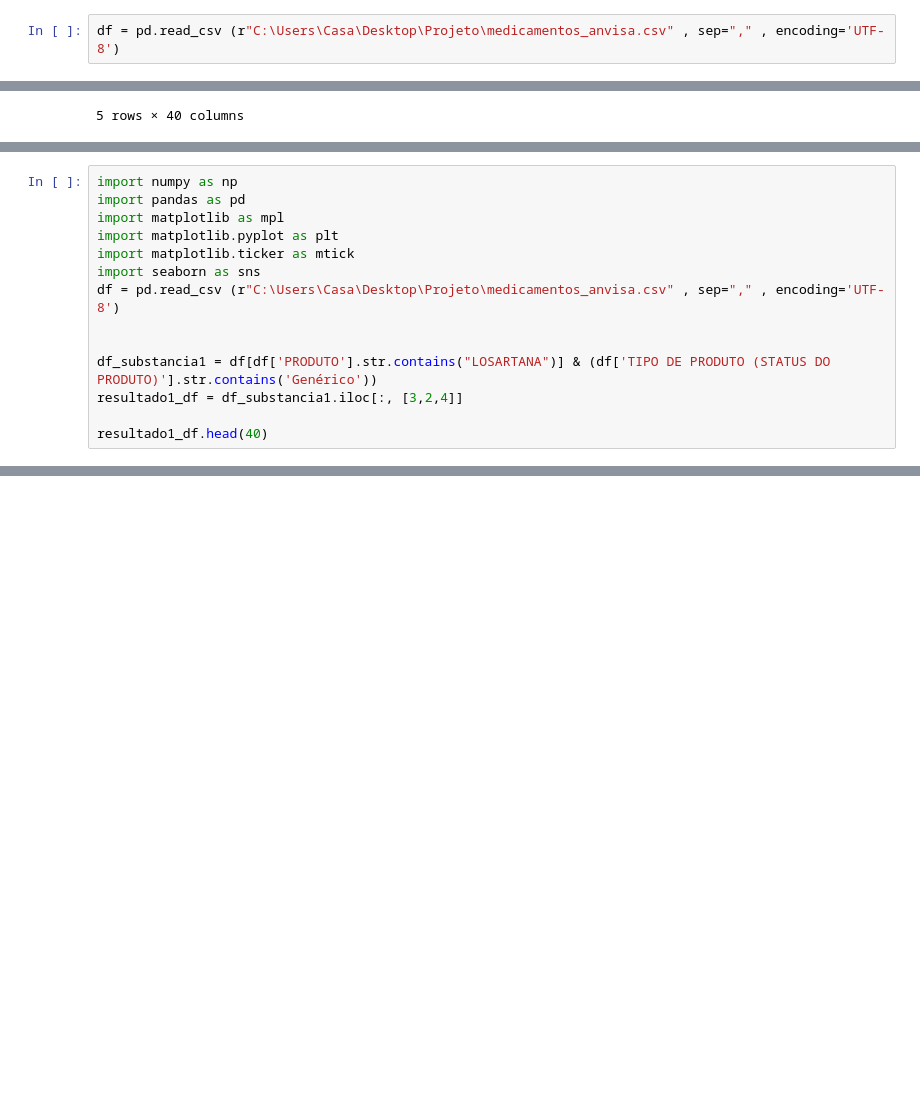
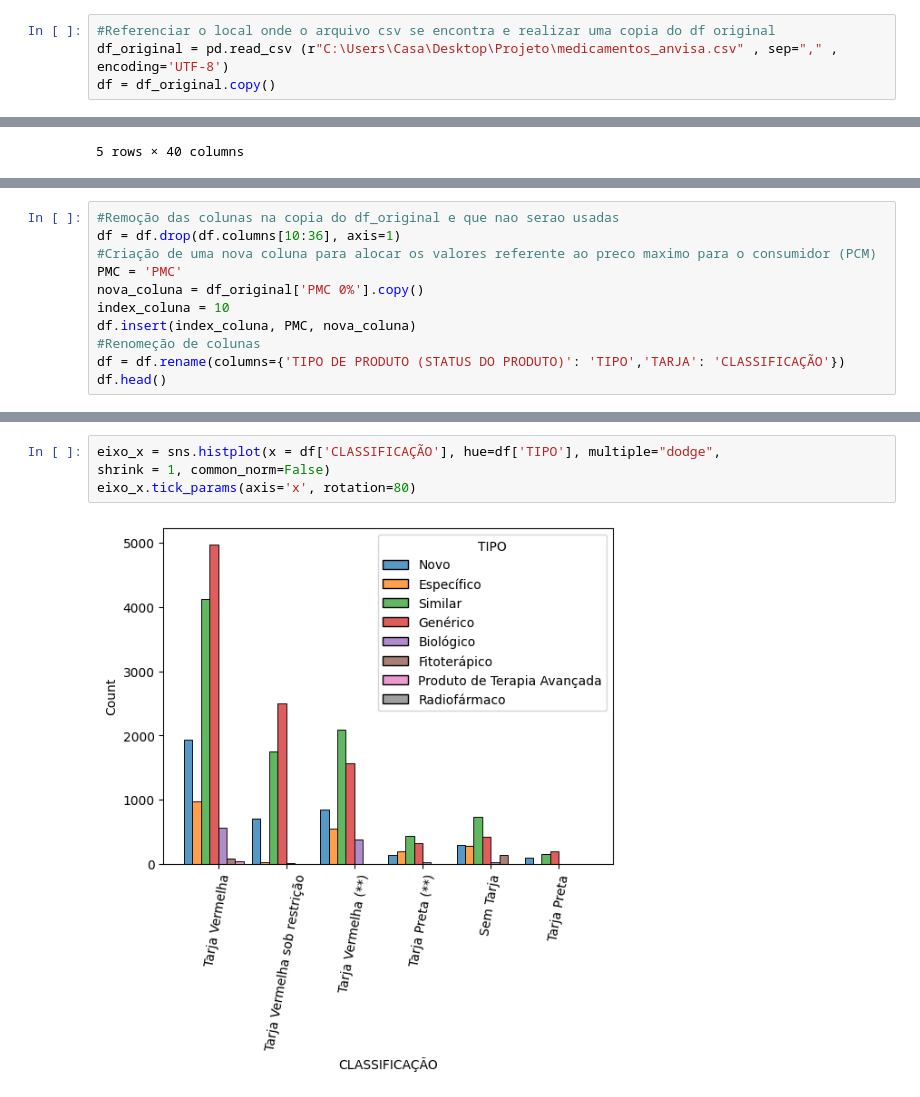
Before and after one commit to pioctba/Projeto_ADA_2, a Jupyter notebook: Projeto_ADA_Medicamentos.ipynb, the cells around one changed output, grey strips where cells are left out. Cells and saved outputs as stored; diff of their text form; blank space fills up the shorter version.

```diff
--- a/Projeto_ADA_Medicamentos.ipynb
+++ b/Projeto_ADA_Medicamentos.ipynb
@@ -40,2 +43,4 @@ import seaborn as sns
 # %%
-df = pd.read_csv (r"C:\Users\Casa\Desktop\Projeto\medicamentos_anvisa.csv" , sep="," , encoding='UTF-8')
+#Referenciar o local onde o arquivo csv se encontra e realizar uma copia do df original
+df_original = pd.read_csv (r"C:\Users\Casa\Desktop\Projeto\medicamentos_anvisa.csv" , sep="," , encoding='UTF-8')
+df = df_original.copy()
@@ -229,14 +58,0 @@ plt.show()
-# %%
-import numpy as np
-import pandas as pd
-import matplotlib as mpl
-import matplotlib.pyplot as plt
-import matplotlib.ticker as mtick
-import seaborn as sns
-df = pd.read_csv (r"C:\Users\Casa\Desktop\Projeto\medicamentos_anvisa.csv" , sep="," , encoding='UTF-8')
-
-
-df_substancia1 = df[df['PRODUTO'].str.contains("LOSARTANA")] & (df['TIPO DE PRODUTO (STATUS DO PRODUTO)'].str.contains('Genérico'))
-resultado1_df = df_substancia1.iloc[:, [3,2,4]]
-
-resultado1_df.head(40)
@@ -244,0 +80,11 @@ TypeError: unsupported operand type(s) for &: 'str' and 'bool'
+# %%
+#Remoção das colunas na copia do df_original e que nao serao usadas
+df = df.drop(df.columns[10:36], axis=1)
+#Criação de uma nova coluna para alocar os valores referente ao preco maximo para o consumidor (PCM)
+PMC = 'PMC'
+nova_coluna = df_original['PMC 0%'].copy()
+index_coluna = 10
+df.insert(index_coluna, PMC, nova_coluna)
+#Renomeção de colunas
+df = df.rename(columns={'TIPO DE PRODUTO (STATUS DO PRODUTO)': 'TIPO','TARJA': 'CLASSIFICAÇÃO'})
+df.head()
@@ -244,0 +228,6 @@ TypeError: unsupported operand type(s) for &: 'str' and 'bool'
+# %%
+eixo_x = sns.histplot(x = df['CLASSIFICAÇÃO'], hue=df['TIPO'], multiple="dodge",
+shrink = 1, common_norm=False)
+eixo_x.tick_params(axis='x', rotation=80)
+# %% [output]
+[figure, added]
```
Also changed, not shown: parts of 50 cells of this notebook.
